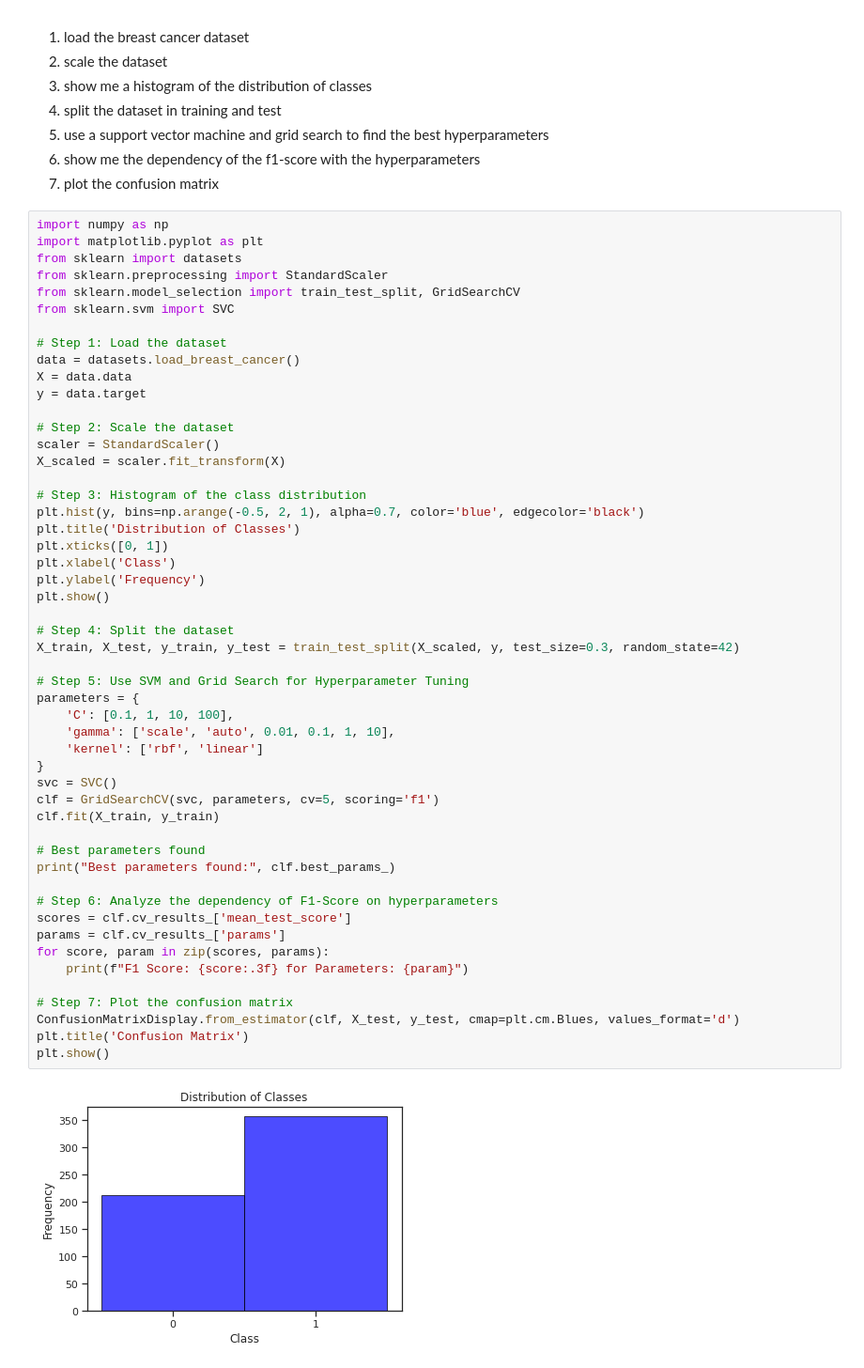
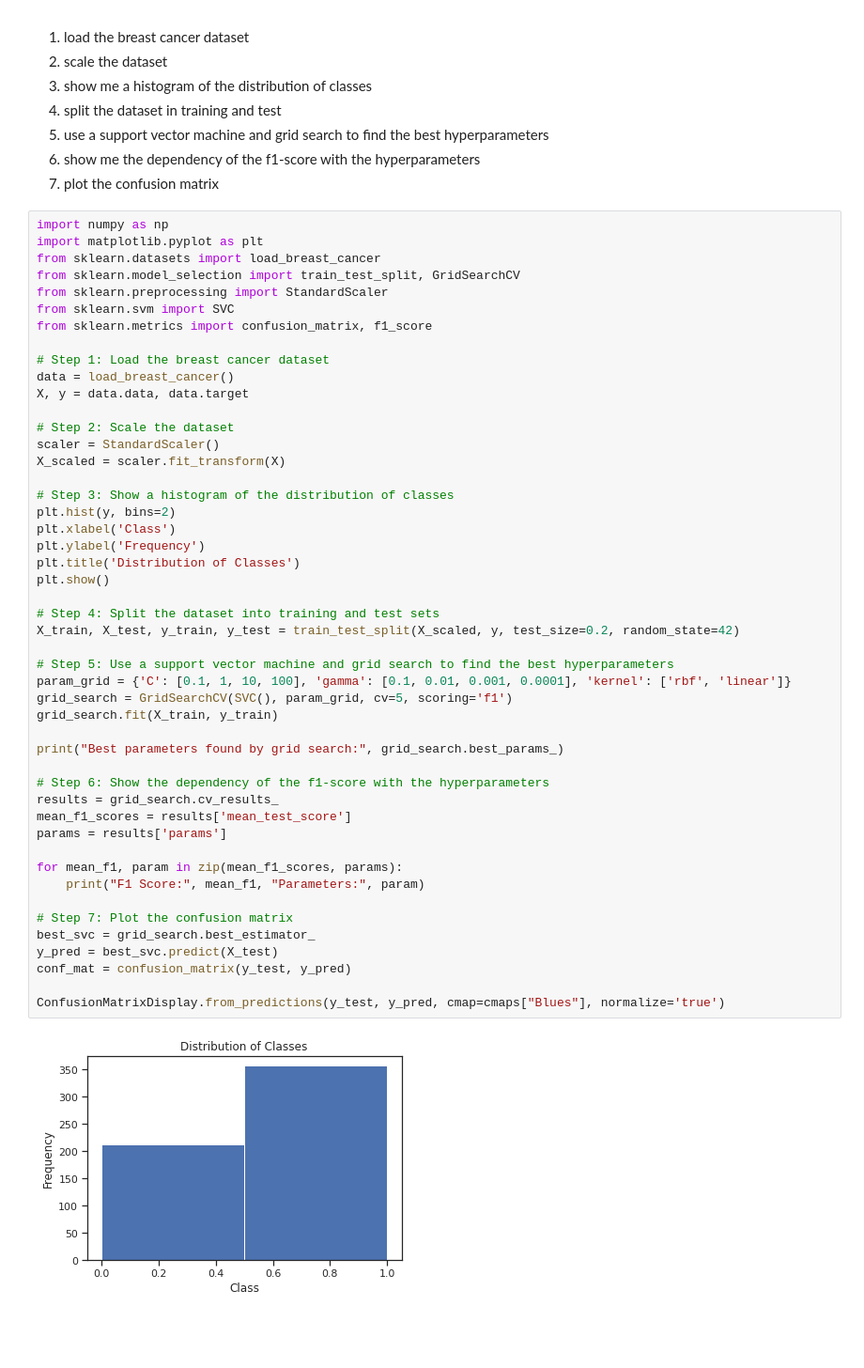
Before and after one commit to fforster/AS4501, a Jupyter notebook: ML_supervised/Classification_FF_AS4501.ipynb, the cells around one changed output. Shown at 94% size. Drawn from its saved outputs; the diff is of its cells as text; blank space fills up the shorter version.

Commit message:
Added new link to metrics

```diff
--- a/ML_supervised/Classification_FF_AS4501.ipynb
+++ b/ML_supervised/Classification_FF_AS4501.ipynb
@@ -1417,53 +1417,50 @@ Can you provide an example code in python where you train a classifier using SVM
 # %%
 import numpy as np
 import matplotlib.pyplot as plt
-from sklearn import datasets
+from sklearn.datasets import load_breast_cancer
+from sklearn.model_selection import train_test_split, GridSearchCV
 from sklearn.preprocessing import StandardScaler
-from sklearn.model_selection import train_test_split, GridSearchCV
 from sklearn.svm import SVC
+from sklearn.metrics import confusion_matrix, f1_score
 
-# Step 1: Load the dataset
-data = datasets.load_breast_cancer()
-X = data.data
-y = data.target
+# Step 1: Load the breast cancer dataset
+data = load_breast_cancer()
+X, y = data.data, data.target
 
 # Step 2: Scale the dataset
 scaler = StandardScaler()
 X_scaled = scaler.fit_transform(X)
 
-# Step 3: Histogram of the class distribution
-plt.hist(y, bins=np.arange(-0.5, 2, 1), alpha=0.7, color='blue', edgecolor='black')
-plt.title('Distribution of Classes')
-plt.xticks([0, 1])
+# Step 3: Show a histogram of the distribution of classes
+plt.hist(y, bins=2)
 plt.xlabel('Class')
 plt.ylabel('Frequency')
+plt.title('Distribution of Classes')
 plt.show()
 
-# Step 4: Split the dataset
-X_train, X_test, y_train, y_test = train_test_split(X_scaled, y, test_size=0.3, random_state=42)
+# Step 4: Split the dataset into training and test sets
+X_train, X_test, y_train, y_test = train_test_split(X_scaled, y, test_size=0.2, random_state=42)
 
-# Step 5: Use SVM and Grid Search for Hyperparameter Tuning
-parameters = {
-    'C': [0.1, 1, 10, 100],
-    'gamma': ['scale', 'auto', 0.01, 0.1, 1, 10],
-    'kernel': ['rbf', 'linear']
-}
-svc = SVC()
-clf = GridSearchCV(svc, parameters, cv=5, scoring='f1')
-clf.fit(X_train, y_train)
+# Step 5: Use a support vector machine and grid search to find the best hyperparameters
+param_grid = {'C': [0.1, 1, 10, 100], 'gamma': [0.1, 0.01, 0.001, 0.0001], 'kernel': ['rbf', 'linear']}
+grid_search = GridSearchCV(SVC(), param_grid, cv=5, scoring='f1')
+grid_search.fit(X_train, y_train)
 
-# Best parameters found
-print("Best parameters found:", clf.best_params_)
+print("Best parameters found by grid search:", grid_search.best_params_)
 
-# Step 6: Analyze the dependency of F1-Score on hyperparameters
-scores = clf.cv_results_['mean_test_score']
-params = clf.cv_results_['params']
-for score, param in zip(scores, params):
-    print(f"F1 Score: {score:.3f} for Parameters: {param}")
+# Step 6: Show the dependency of the f1-score with the hyperparameters
+results = grid_search.cv_results_
+mean_f1_scores = results['mean_test_score']
+params = results['params']
+
+for mean_f1, param in zip(mean_f1_scores, params):
+    print("F1 Score:", mean_f1, "Parameters:", param)
 
 # Step 7: Plot the confusion matrix
-ConfusionMatrixDisplay.from_estimator(clf, X_test, y_test, cmap=plt.cm.Blues, values_format='d')
-plt.title('Confusion Matrix')
-plt.show()
+best_svc = grid_search.best_estimator_
+y_pred = best_svc.predict(X_test)
+conf_mat = confusion_matrix(y_test, y_pred)
+
+ConfusionMatrixDisplay.from_predictions(y_test, y_pred, cmap=cmaps["Blues"], normalize='true')
 # %% [output]
-[figure, old version]
+[figure, new version]
```
Also changed, not shown: parts of 6 cells of this notebook.
